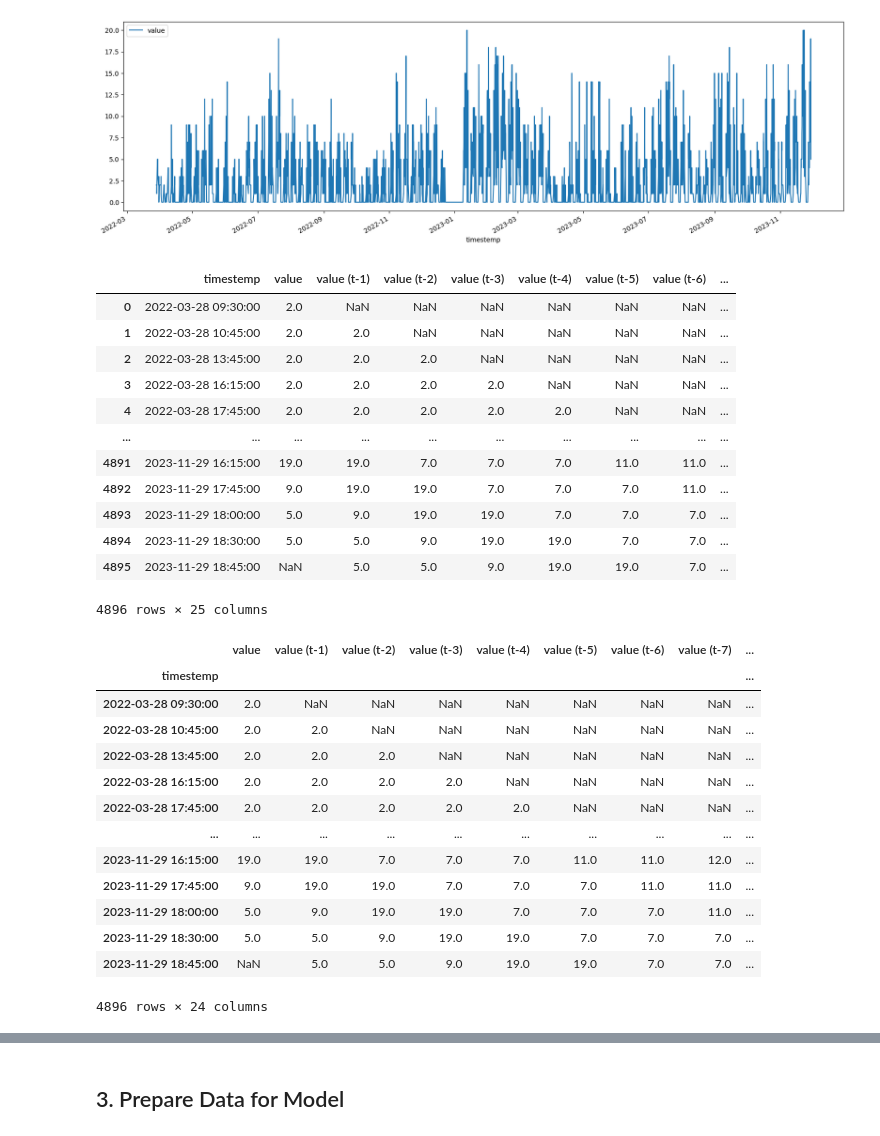
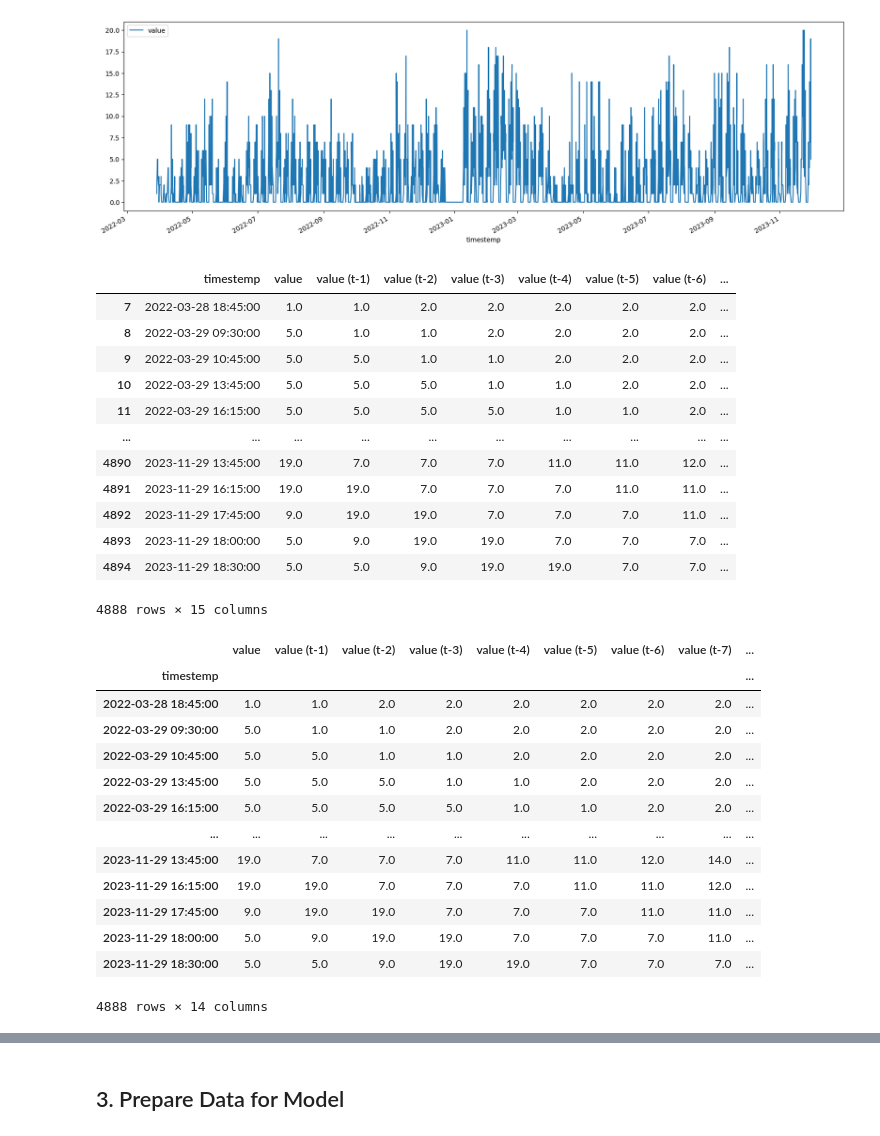
Before and after one commit to PatrykGadziomski/Visitor-prediction, a Jupyter notebook: Project.ipynb, the cells around one changed output, grey strips where cells are left out. Saved outputs shown, nothing was run; the diff lists cells and outputs as text; code cells hidden in the pictures.

```diff
--- a/Project.ipynb
+++ b/Project.ipynb
@@ -95,6 +98,8 @@ def prepare_dateframe_for_lstm(df, n_steps):
     for i in range(1, n_steps + 1):
         df[f'value (t-{i})'] = df['value'].shift(i)
 
+    df.dropna(inplace=True)
+
     return df
 
 lookback = 7 # Hier rumspielen
@@ -271,46 +276,46 @@ visitor_data.plot(x="timestemp", y="value", figsize=(20, 6))
 <Axes: xlabel='timestemp'>
 [figure]
 # %%
-# merge data frames
-visitor_data = visitor_data.merge(
-    weather_data,
-    left_on="date",
-    right_on="time"
-)
+# # merge data frames
+# visitor_data = visitor_data.merge(
+#     weather_data,
+#     left_on="date",
+#     right_on="time"
+# )
 
 visitor_data
 # %% [output]
 |  | timestemp | value | value (t-1) | value (t-2) | value (t-3) | value (t-4) | value (t-5) | value (t-6) | ... |
-| 0 | 2022-03-28 09:30:00 | 2.0 | NaN | NaN | NaN | NaN | NaN | NaN | ... |
-| 1 | 2022-03-28 10:45:00 | 2.0 | 2.0 | NaN | NaN | NaN | NaN | NaN | ... |
-| 2 | 2022-03-28 13:45:00 | 2.0 | 2.0 | 2.0 | NaN | NaN | NaN | NaN | ... |
-| 3 | 2022-03-28 16:15:00 | 2.0 | 2.0 | 2.0 | 2.0 | NaN | NaN | NaN | ... |
-| 4 | 2022-03-28 17:45:00 | 2.0 | 2.0 | 2.0 | 2.0 | 2.0 | NaN | NaN | ... |
+| 7 | 2022-03-28 18:45:00 | 1.0 | 1.0 | 2.0 | 2.0 | 2.0 | 2.0 | 2.0 | ... |
+| 8 | 2022-03-29 09:30:00 | 5.0 | 1.0 | 1.0 | 2.0 | 2.0 | 2.0 | 2.0 | ... |
+| 9 | 2022-03-29 10:45:00 | 5.0 | 5.0 | 1.0 | 1.0 | 2.0 | 2.0 | 2.0 | ... |
+| 10 | 2022-03-29 13:45:00 | 5.0 | 5.0 | 5.0 | 1.0 | 1.0 | 2.0 | 2.0 | ... |
+| 11 | 2022-03-29 16:15:00 | 5.0 | 5.0 | 5.0 | 5.0 | 1.0 | 1.0 | 2.0 | ... |
 | ... | ... | ... | ... | ... | ... | ... | ... | ... | ... |
+| 4890 | 2023-11-29 13:45:00 | 19.0 | 7.0 | 7.0 | 7.0 | 11.0 | 11.0 | 12.0 | ... |
 | 4891 | 2023-11-29 16:15:00 | 19.0 | 19.0 | 7.0 | 7.0 | 7.0 | 11.0 | 11.0 | ... |
 | 4892 | 2023-11-29 17:45:00 | 9.0 | 19.0 | 19.0 | 7.0 | 7.0 | 7.0 | 11.0 | ... |
 | 4893 | 2023-11-29 18:00:00 | 5.0 | 9.0 | 19.0 | 19.0 | 7.0 | 7.0 | 7.0 | ... |
 | 4894 | 2023-11-29 18:30:00 | 5.0 | 5.0 | 9.0 | 19.0 | 19.0 | 7.0 | 7.0 | ... |
-| 4895 | 2023-11-29 18:45:00 | NaN | 5.0 | 5.0 | 9.0 | 19.0 | 19.0 | 7.0 | ... |
-4896 rows × 25 columns
+4888 rows × 15 columns
 # %%
 visitor_data.set_index('timestemp', inplace=True)
 visitor_data
 # %% [output]
 |  | value | value (t-1) | value (t-2) | value (t-3) | value (t-4) | value (t-5) | value (t-6) | value (t-7) | ... |
 | timestemp |  |  |  |  |  |  |  |  | ... |
-| 2022-03-28 09:30:00 | 2.0 | NaN | NaN | NaN | NaN | NaN | NaN | NaN | ... |
-| 2022-03-28 10:45:00 | 2.0 | 2.0 | NaN | NaN | NaN | NaN | NaN | NaN | ... |
-| 2022-03-28 13:45:00 | 2.0 | 2.0 | 2.0 | NaN | NaN | NaN | NaN | NaN | ... |
-| 2022-03-28 16:15:00 | 2.0 | 2.0 | 2.0 | 2.0 | NaN | NaN | NaN | NaN | ... |
-| 2022-03-28 17:45:00 | 2.0 | 2.0 | 2.0 | 2.0 | 2.0 | NaN | NaN | NaN | ... |
+| 2022-03-28 18:45:00 | 1.0 | 1.0 | 2.0 | 2.0 | 2.0 | 2.0 | 2.0 | 2.0 | ... |
+| 2022-03-29 09:30:00 | 5.0 | 1.0 | 1.0 | 2.0 | 2.0 | 2.0 | 2.0 | 2.0 | ... |
+| 2022-03-29 10:45:00 | 5.0 | 5.0 | 1.0 | 1.0 | 2.0 | 2.0 | 2.0 | 2.0 | ... |
+| 2022-03-29 13:45:00 | 5.0 | 5.0 | 5.0 | 1.0 | 1.0 | 2.0 | 2.0 | 2.0 | ... |
+| 2022-03-29 16:15:00 | 5.0 | 5.0 | 5.0 | 5.0 | 1.0 | 1.0 | 2.0 | 2.0 | ... |
 | ... | ... | ... | ... | ... | ... | ... | ... | ... | ... |
+| 2023-11-29 13:45:00 | 19.0 | 7.0 | 7.0 | 7.0 | 11.0 | 11.0 | 12.0 | 14.0 | ... |
 | 2023-11-29 16:15:00 | 19.0 | 19.0 | 7.0 | 7.0 | 7.0 | 11.0 | 11.0 | 12.0 | ... |
 | 2023-11-29 17:45:00 | 9.0 | 19.0 | 19.0 | 7.0 | 7.0 | 7.0 | 11.0 | 11.0 | ... |
 | 2023-11-29 18:00:00 | 5.0 | 9.0 | 19.0 | 19.0 | 7.0 | 7.0 | 7.0 | 11.0 | ... |
 | 2023-11-29 18:30:00 | 5.0 | 5.0 | 9.0 | 19.0 | 19.0 | 7.0 | 7.0 | 7.0 | ... |
-| 2023-11-29 18:45:00 | NaN | 5.0 | 5.0 | 9.0 | 19.0 | 19.0 | 7.0 | 7.0 | ... |
-4896 rows × 24 columns
+4888 rows × 14 columns
 # %%
 #calculate correlations between all features of your data frame (see Exploration lab)
 data_corr = visitor_data.corr()
```
Also changed, not shown: parts of 22 cells of this notebook.
